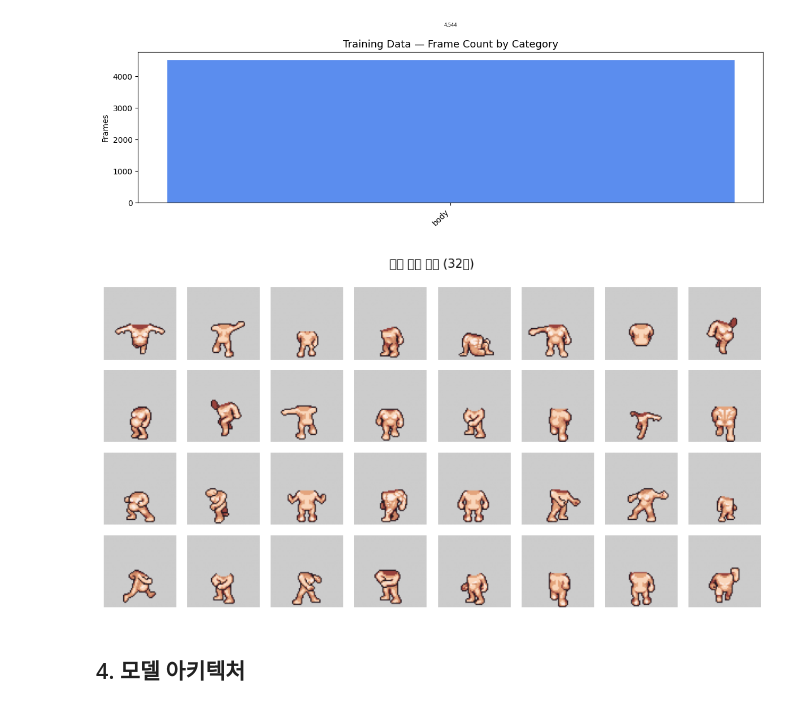
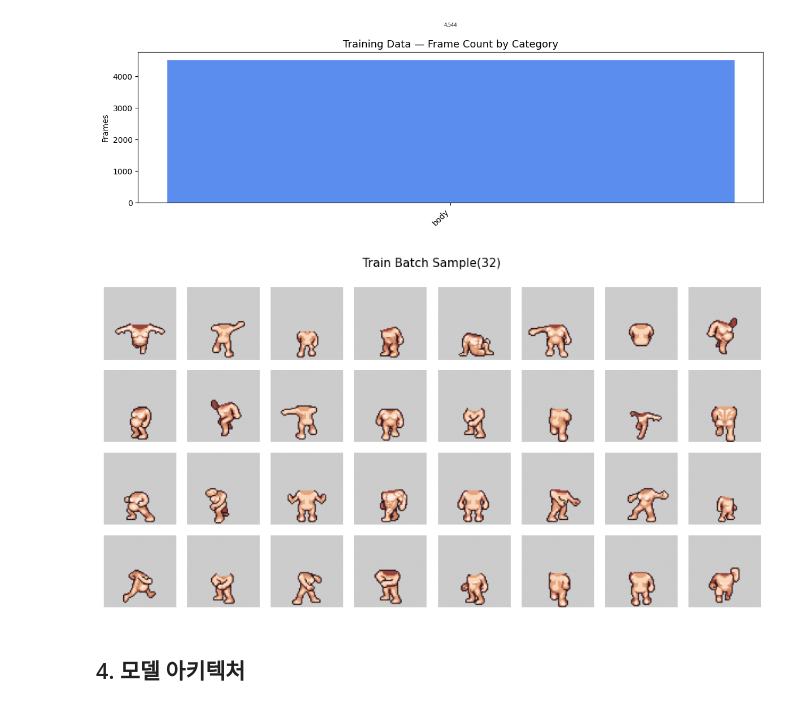
Before and after one commit to rhantj/lpc-sprite-vae, a Jupyter notebook: 04_vae_model_tf.ipynb, the cells around one changed output. Cells and saved outputs as stored; diff of their text form; code cells hidden in the pictures.

```diff
--- a/04_vae_model_tf.ipynb
+++ b/04_vae_model_tf.ipynb
@@ -159,29 +159,29 @@ plt.show()
 # %%
 def show_batch(tensor, title='', n=32, bg=(0.8, 0.8, 0.8)):
     """(B, H, W, 4) 텐서에서 최대 n개의 RGBA 프레임을 시각화합니다."""
     n   = min(n, tensor.shape[0])
     nc  = 8
     nr  = (n + nc - 1) // nc
     fig, axes = plt.subplots(nr, nc, figsize=(nc * 1.1, nr * 1.2))
     axes = np.array(axes).flatten()
     imgs = tensor[:n].numpy()   # (N, H, W, 4)
     for ax, img in zip(axes, imgs):
         # 배경색 위에 RGBA 합성
         alpha = img[:, :, 3:4]
         rgb   = img[:, :, :3]
         comp  = rgb * alpha + np.array(bg) * (1 - alpha)
         ax.imshow(np.clip(comp, 0, 1))
         ax.axis('off')
     for ax in axes[n:]:
         ax.axis('off')
     if title:
         plt.suptitle(title, fontsize=11)
     plt.tight_layout()
     plt.show()
 
-show_batch(sample_batch, title='학습 배치 샘플 (32장)')
+show_batch(sample_batch, title='Train Batch Sample(32)')
 # %% [output]
-[figure, old version]
+[figure, new version]
 # %% [markdown]
 ## 4. 모델 아키텍처
 # %%
```
Also changed, not shown: 7 other files.
